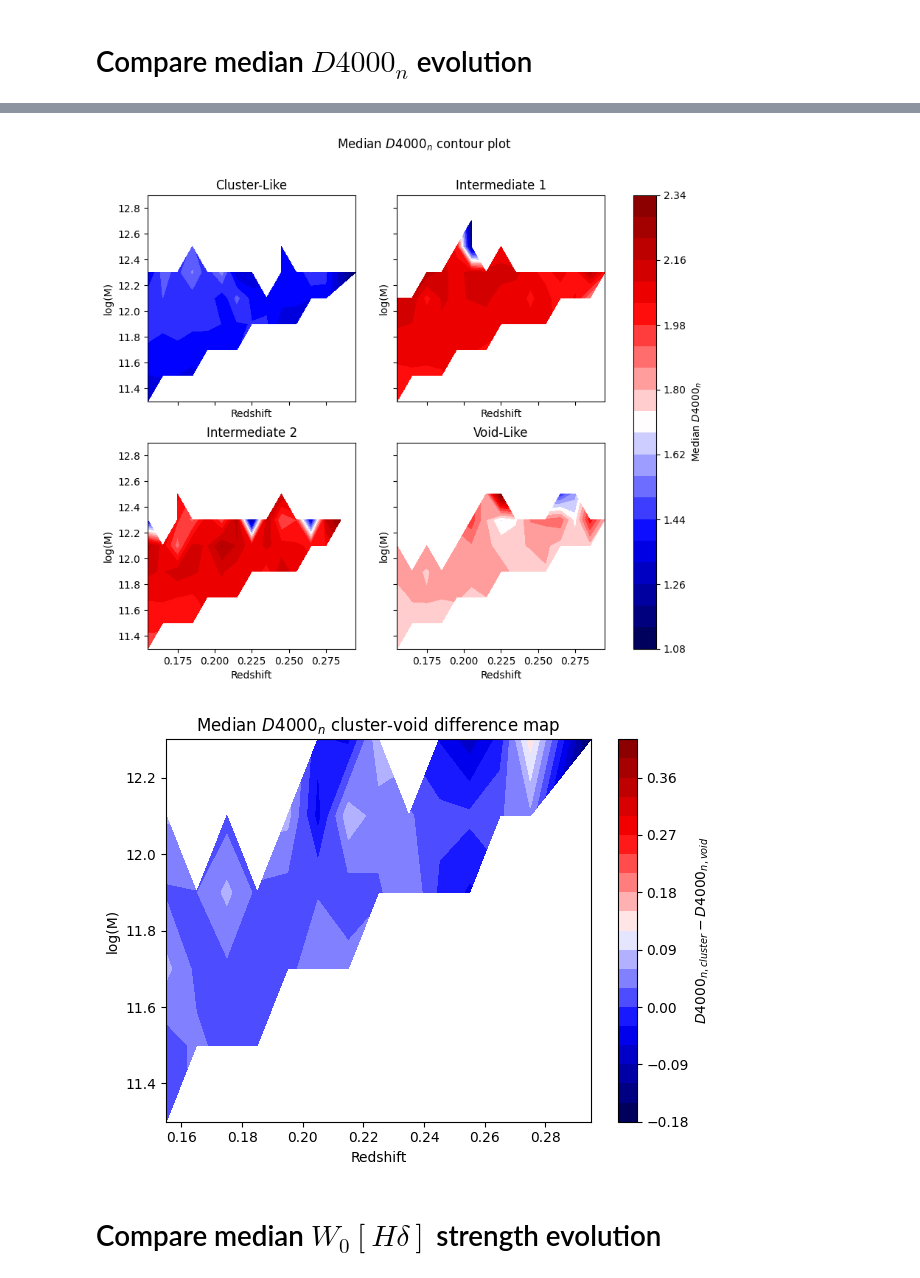
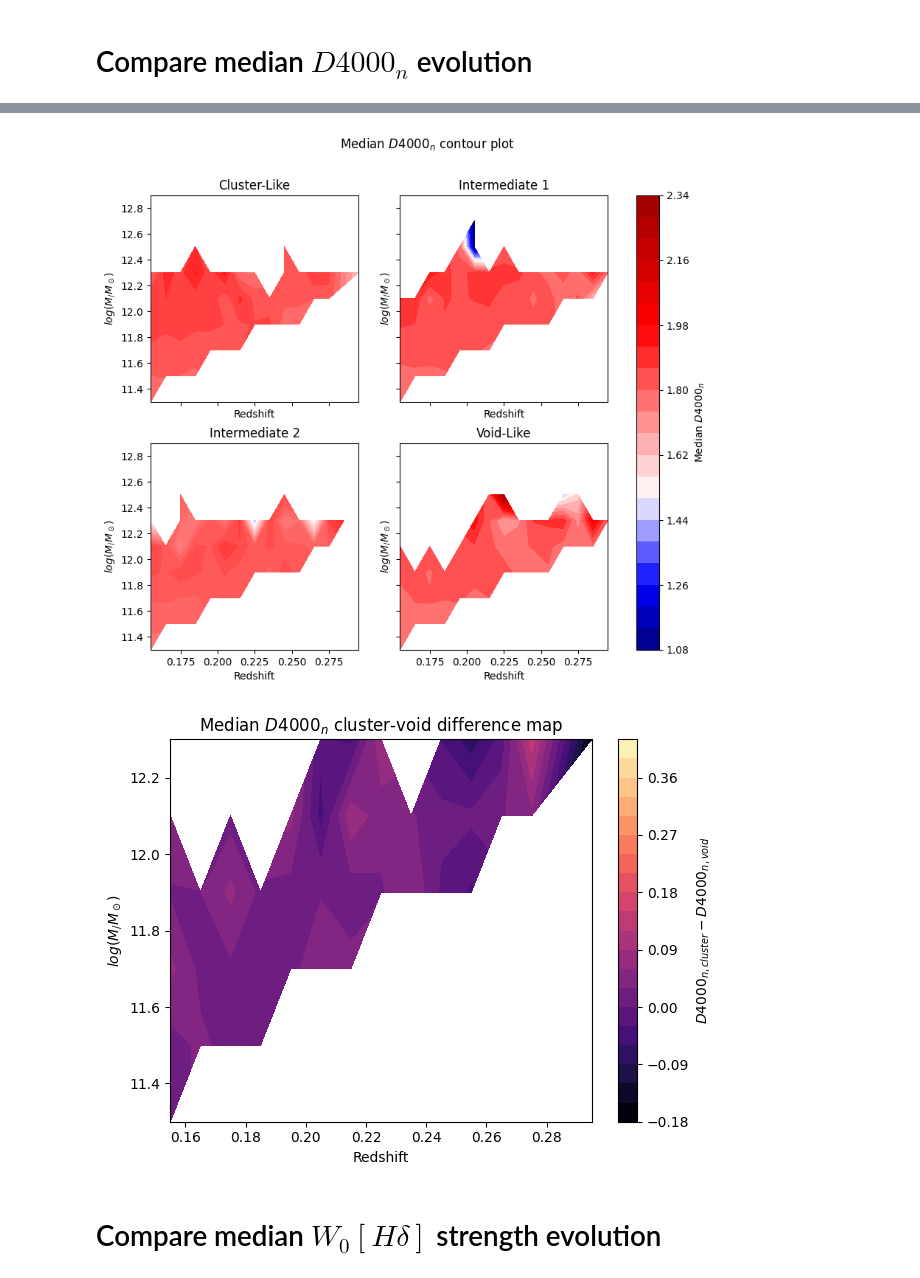
Before and after one commit to maraMaraschino/capstone-project, a Jupyter notebook: timescapes-notebook.ipynb, the cells around one changed output, grey strips where cells are left out. Cells and saved outputs as stored; diff of their text form; code cells hidden in the pictures.

```diff
--- a/timescapes-notebook.ipynb
+++ b/timescapes-notebook.ipynb
@@ -1741,7 +1752,7 @@ for env in stats["env"].unique():
         label=env
     )
 
-plt.xlabel(r"Stellar Mass ($log_{10}(M_*)$)")
+plt.xlabel(r"Stellar Mass ($log(M_/M_\odot)$)")
 plt.ylabel("Passive Fraction")
 plt.legend()
 plt.title("Passive fraction across stellar mass")
@@ -1783,7 +1794,7 @@ for ax, env in zip(axes, envs):
         levels=20
     )
     ax.set_xlabel("Redshift")
-    ax.set_ylabel("log(M)")
+    ax.set_ylabel(r"$log(M_/M_\odot)$")
     ax.set_title(env)
 
 plt.colorbar(cf, ax=axes, label="Passive Fraction")
@@ -1804,6 +1815,8 @@ merged_env = cluster.merge(
 merged_env["delta_f"] = (
     merged_env["f_cluster"] - merged_env["f_void"]
 )
+print(merged_env["delta_f"].mean())
+print(merged_env["delta_f"].std())
 
 merged_env = merged_env.copy()
 merged_env["z_center"] = merged_env["z_bin"].apply(lambda x: x.mid)
@@ -1821,7 +1834,7 @@ plt.contourf(
     levels=20
 )
 plt.xlabel("Redshift")
-plt.ylabel("log(M)")
+plt.ylabel(r"$log(M_/M_\odot)$")
 plt.colorbar(label=r"$f_{cluster}-f_{void}$")
 plt.title("Passive fraction cluster-void difference map")
 plt.tight_layout()
@@ -1855,7 +1870,8 @@ for env, sub in stats.groupby("env"):
         label=env
     )
 
-plt.xlabel(r"log($M_{*})$")
+plt.axhline(valley_x, linestyle='dashed')
+plt.xlabel(r"$log(M_/M_\odot)$")
 plt.ylabel(r"Median $D4000_n$")
 plt.title(r"Evolution of $D4000_n$ as a function of stellar mass")
 plt.legend()
@@ -1881,6 +1897,7 @@ for env, sub in stats.groupby("env"):
         label=env
     )
 
+plt.axhline(valley_x, linestyle='dashed')
 plt.xlabel("Redshift")
 plt.ylabel(r"Median $D4000_n$")
 plt.title(r"Evolution of $D4000_n$ as a function of redshift")
@@ -1899,6 +1916,12 @@ grid = (
     .median()
     .reset_index(name="f")
 )
+all_vals = grid['f'].values
+finite_vals = all_vals[~np.isnan(all_vals)]
+vmin = finite_vals.min()
+vmax = finite_vals.max()
+vcenter = valley_x
+norm = TwoSlopeNorm(vmin=vmin, vcenter=vcenter, vmax=vmax)
 
 for ax, env in zip(axes, envs):
     sub = grid[grid["env"]==env].copy()
@@ -1913,22 +1936,18 @@ for ax, env in zip(axes, envs):
 
     Z = pivot.values
     Z_masked = np.ma.masked_invalid(Z)
-    vmin = np.nanmin(Z_masked)
-    vmax = np.nanmax(Z_masked)
-
-    #norm = TwoSlopeNorm(vmin=vmin, vcenter=valley_x, vmax=vmax)
 
     cf = ax.contourf(
         pivot.columns,
         pivot.index,
         Z_masked,
         levels=20,
-        #norm=norm,
+        norm=norm,
         cmap="seismic"
     )
     ax.set_title(env)
     ax.set_xlabel("Redshift")
-    ax.set_ylabel("log(M)")
+    ax.set_ylabel("$log(M_/M_\odot)$")
 
 plt.colorbar(cf, ax=axes, label=r"Median $D4000_n$")
 fig.suptitle("Median $D4000_n$ contour plot")
@@ -1963,10 +1982,10 @@ plt.contourf(
     pivot.index,
     pivot.values,
     levels=20,
-    cmap="seismic"
+    cmap="magma"
 )
 plt.xlabel("Redshift")
-plt.ylabel("log(M)")
+plt.ylabel("$log(M_/M_\odot)$")
 plt.colorbar(label=r"$D4000_{n, cluster}-D4000_{n, void}$")
 plt.title("Median $D4000_n$ cluster-void difference map")
 plt.tight_layout()
@@ -1978,5 +1997,5 @@ plt.show()
-[figure, old version]
+[figure, new version]
-[figure, old version]
+[figure, new version]
 # %% [markdown]
 # Compare median $W_0[H\delta]$ strength evolution
 # %%
```
Also changed, not shown: parts of 6 cells of this notebook.
